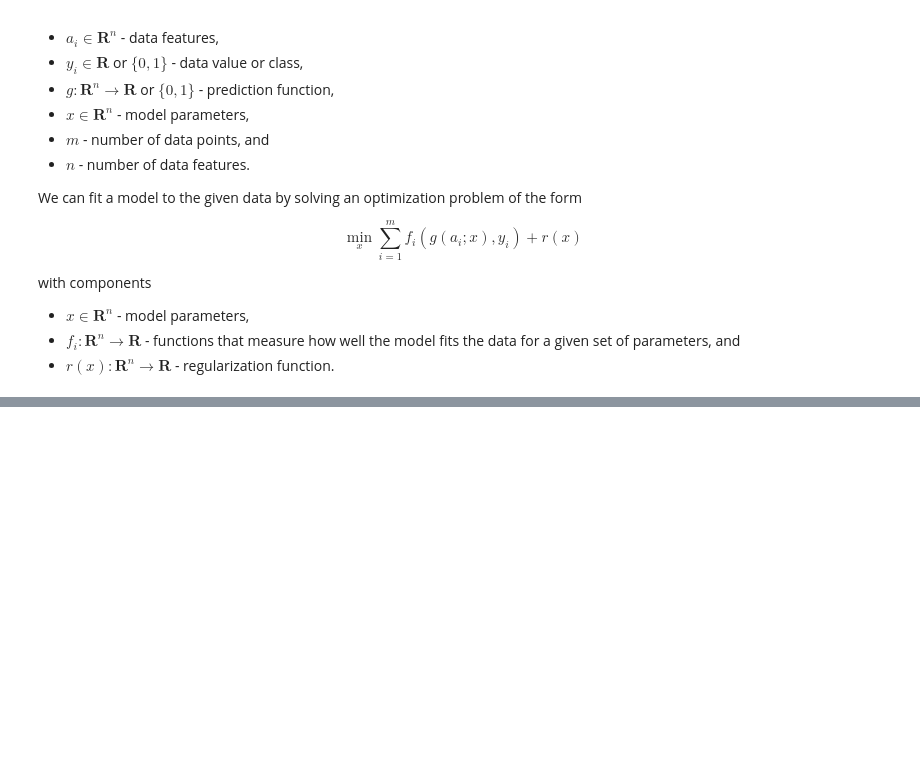
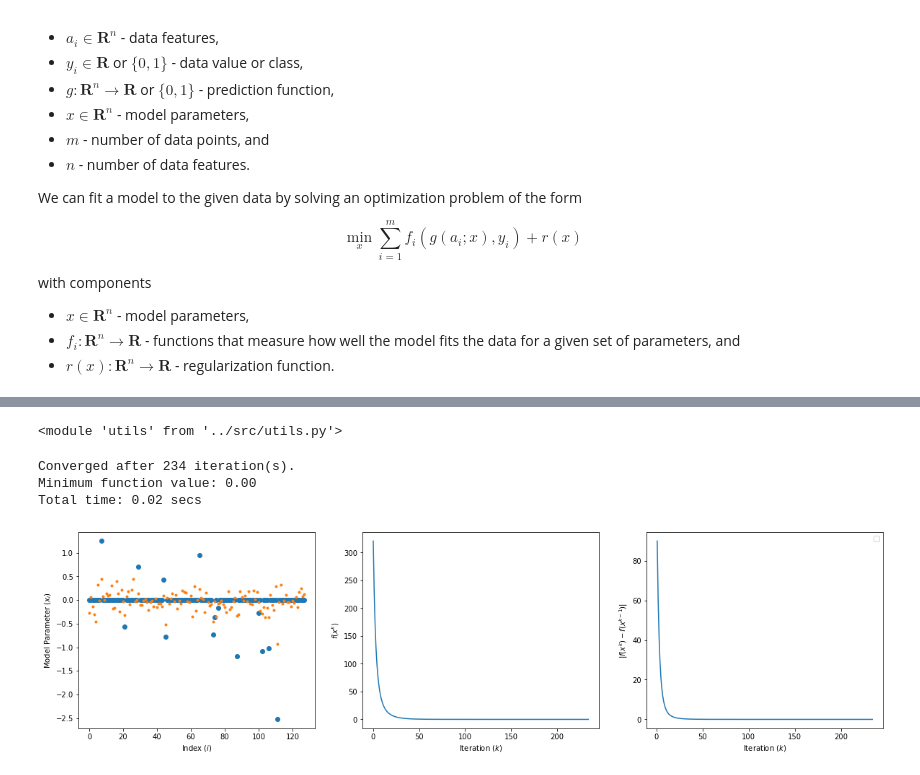
Before and after one commit to UW-AMO/neurohackademy, a Jupyter notebook: notebooks/Part2-LinearRegression.ipynb, the cells around one changed output, grey strips where cells are left out. Drawn from its saved outputs; the diff is of its cells as text; code cells hidden in the pictures; blank space fills up the shorter version.

```diff
--- a/notebooks/Part2-LinearRegression.ipynb
+++ b/notebooks/Part2-LinearRegression.ipynb
@@ -73,0 +104,26 @@ $$\min_x \sum_{i=1}^m(y_i - a_i^Tx)^2 = \|y - Ax\|^2.$$
+# %%
+reload(utils)
+# %% [output]
+<module 'utils' from '../src/utils.py'>
+# %%
+# Show that unregularized linear least-squares doesn't do a good job for a sparse problem
+
+# Problem setup
+np.random.seed(0)
+m = 50
+n = 128
+k = 14
+A = np.random.randn(m,n)
+p = np.random.permutation(n)[:k]
+x_true = np.zeros(n)
+x_true[p] = np.random.randn(k)
+y = A.dot(x_true)
+
+# Gradient descent
+results = utils.prox_descent(A, y, lam=0)
+utils.plot_pgd(x_true, results)
+# %% [output]
+Converged after 234 iteration(s).
+Minimum function value: 0.00
+Total time: 0.02 secs
+[figure, added]
```
Also changed, not shown: parts of 14 cells of this notebook.
